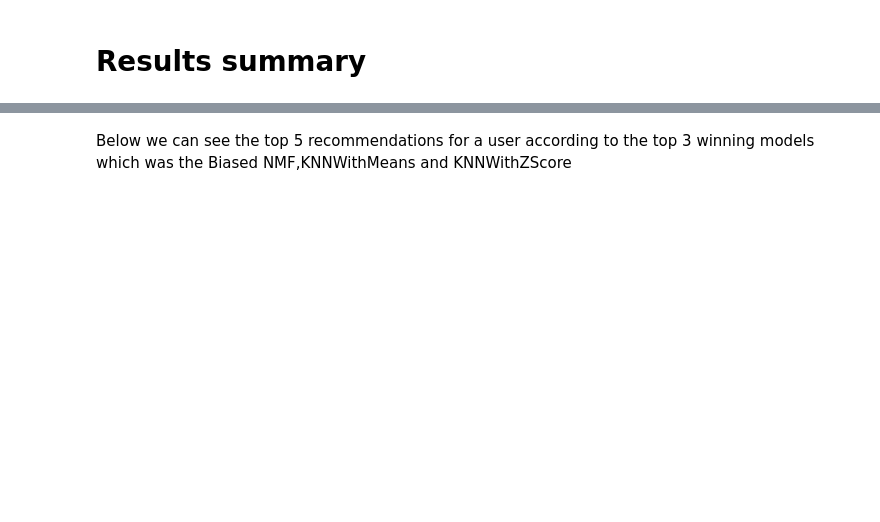
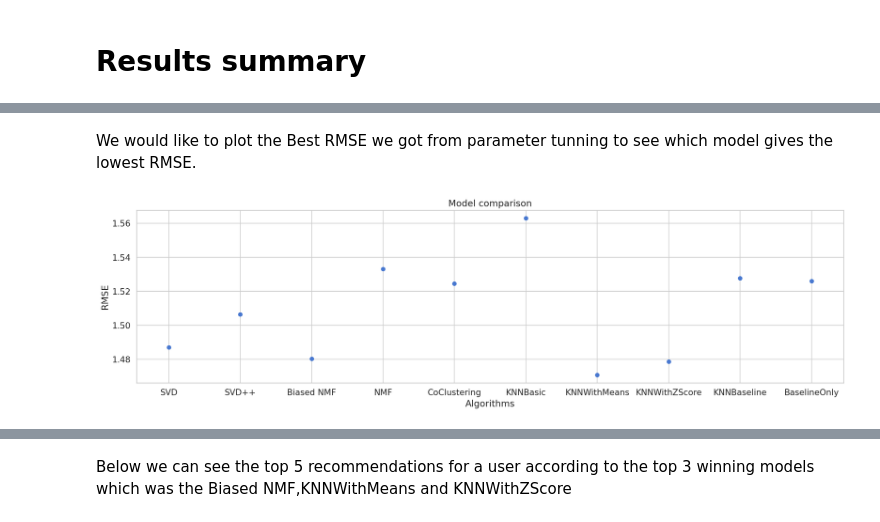
Before and after one commit to georgezefko/E-Commerce-Data-Analysis-Recommender-System, a Jupyter notebook: ABA_recommender_MF_14_05_21.ipynb, the cells around one changed output, grey strips where cells are left out. Saved outputs shown, nothing was run; the diff lists cells and outputs as text; code cells hidden in the pictures; blank space fills up the shorter version.

```diff
--- a/ABA_recommender_MF_14_05_21.ipynb
+++ b/ABA_recommender_MF_14_05_21.ipynb
@@ -560,2 +541,17 @@ The best KNNBaseline score: 1.5257997353836277
 The best KNNBaseline parameters are: {'k': 40, 'sim_options': {'user_based': False}, 'bsl_options': {'method': 'sgd'}}
 --------------------------------------------------------------------------------
+# %% [markdown]
+We would like to plot the Best RMSE we got from parameter tunning to see which model gives the lowest RMSE.
+# %%
+import matplotlib.pyplot as plt
+BEST_RMSE = [best_svd, best_svd_plus, best_nmfb, best_nmf, best_CoClustering,best_KNNBasic,best_KNNWithMeans,best_KNNWithZScore,best_KNNBaseline,best_Baseline]
+algorithms = ['SVD', 'SVD++', "Biased NMF", 'NMF', 'CoClustering','KNNBasic','KNNWithMeans','KNNWithZScore','KNNBaseline', 'BaselineOnly']
+
+plt.figure(figsize=(20,5))
+plt.plot(algorithms, BEST_RMSE,'bo' )
+plt.xlabel("Algorithms")
+plt.ylabel("RMSE")
+plt.title('Model comparison')
+plt.show()
+# %% [output]
+[figure, added]
```
Also changed, not shown: parts of 22 cells of this notebook.
